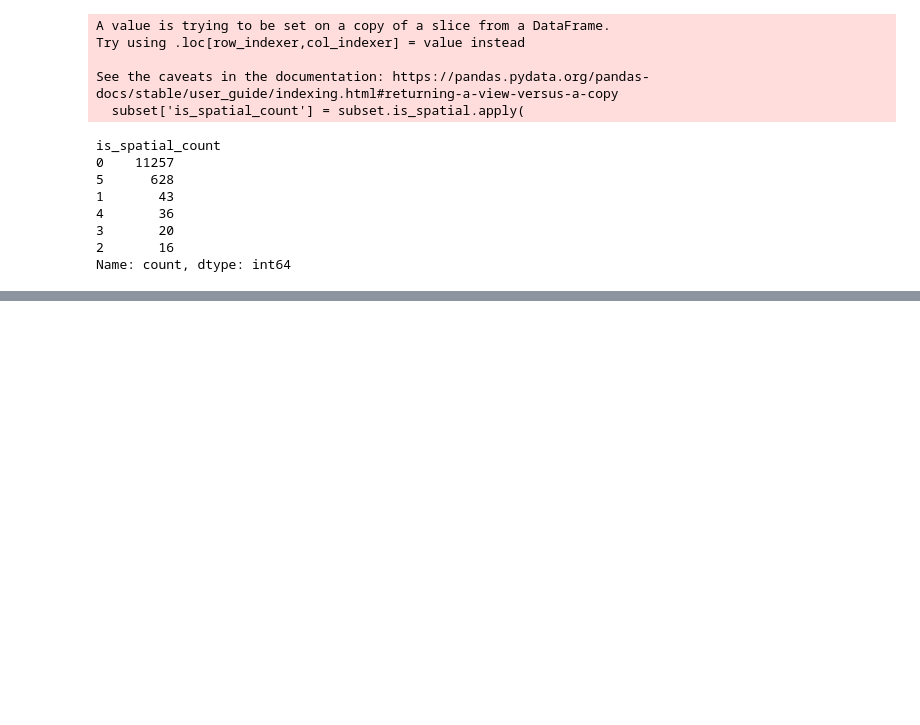
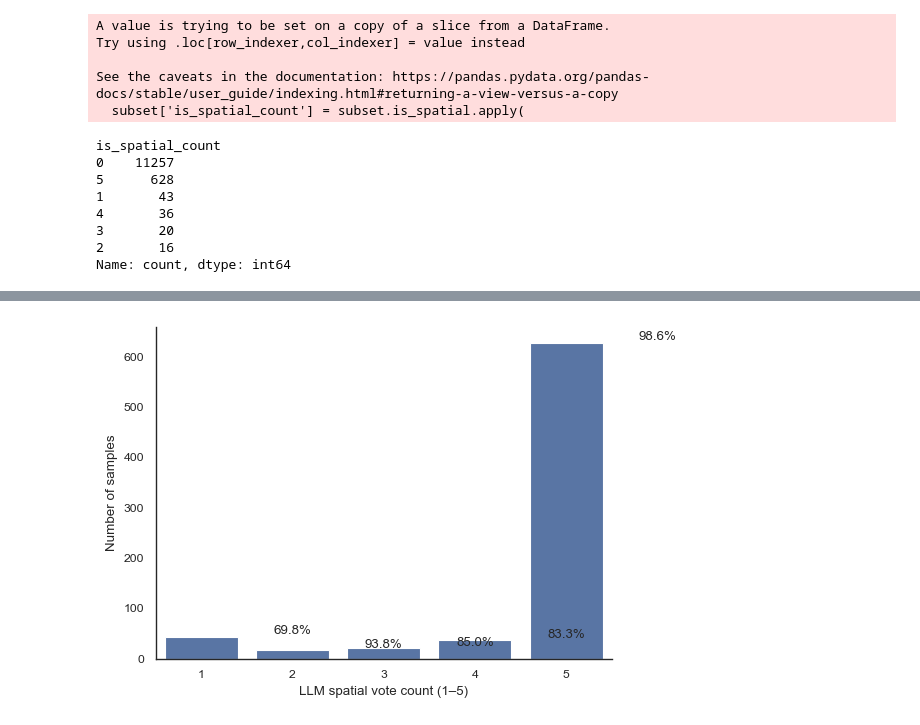
Before and after one commit to ilyankou/ms-marco-geospatial, a Jupyter notebook: 0-ProcessData.ipynb, the cells around one changed output, grey strips where cells are left out. Cells and saved outputs as stored; diff of their text form; code cells hidden in the pictures; blank space fills up the shorter version.

Commit message:
Add plotting notebook

```diff
--- a/0-ProcessData.ipynb
+++ b/0-ProcessData.ipynb
@@ -268,0 +275,12 @@ subset.to_excel(
+# %%
+majority_voting_data = (
+    pd.read_excel('interim/is_spatial_20260125_edits.xlsx')
+    .query('is_spatial_count > 0')
+    .groupby('is_spatial_count')
+    .agg({'human_check': ['count', 'mean']})
+    ['human_check']
+)
+
+majority_voting_data['percent_true'] = majority_voting_data['mean'] * 100
+
+majority_voting_data
@@ -269,3 +295,39 @@ subset.to_excel(
+# %%
+# Minimal style
+sns.set_theme(style='white', context='paper')
+
+fig, ax = plt.subplots(figsize=(6, 4))
+
+# Bar plot
+sns.barplot(
+    data=majority_voting_data,
+    x='is_spatial_count',
+    y='count',
+    ax=ax
+)
+
+# Percentage annotations
+for i, row in majority_voting_data.iterrows():
+    ax.text(
+        i,
+        row['count'],
+        f"{row['percent_true']:.1f}%",
+        ha='center',
+        va='bottom'
+    )
+
+# Labels (no title – use caption in paper)
+ax.set_xlabel('LLM spatial vote count (1–5)')
+ax.set_ylabel('Number of samples')
+
+sns.despine()
+plt.tight_layout()
+
+# For publication export:
+# plt.savefig('figure.pdf', bbox_inches='tight')
+plt.show()
+# %% [output]
+[figure, added]
 # %%
 # Let's look at the edits
 data = (
```
Also changed, not shown: parts of 3 cells of this notebook, 9 other files.
